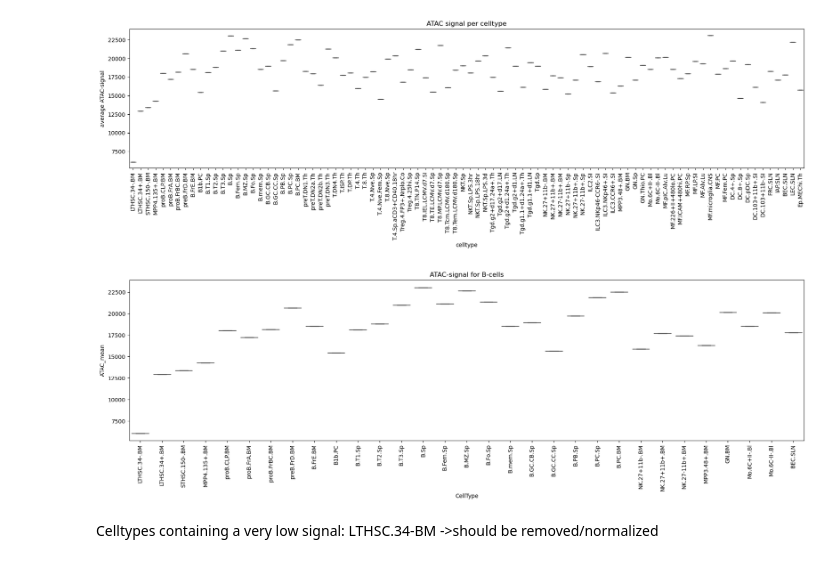
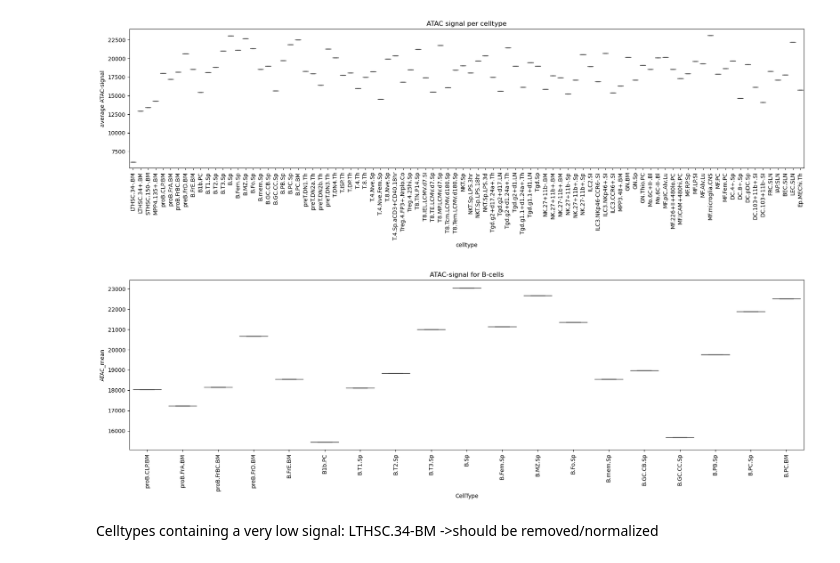
Before and after one commit to Topic2-Gene-Regulation-Immune-Cells/B-cells-Team1, a Jupyter notebook: ATAC_seq.ipynb, the cells around one changed output. Drawn from its saved outputs; the diff is of its cells as text; code cells hidden in the pictures.

Commit message:
changed the b-cell boxplot

```diff
--- a/ATAC_seq.ipynb
+++ b/ATAC_seq.ipynb
@@ -624,18 +624,28 @@ plt.tight_layout()
 plt.show()
 # %% [output]
 [figure]
-# %%
-#isolate B-Cells
-b_cells = ATAC_mean_df[ATAC_mean_df["CellType"].str.contains("B")]
-
-plt.figure(figsize=(18, 6))
-sns.boxplot(data=b_cells, x="CellType", y="ATAC_mean")
-plt.xticks(rotation=90)
-plt.title("ATAC-signal for B-cells")
-plt.tight_layout()
-plt.show()
-# %% [output]
-[figure, removed]
+# %%
+# load and prepare QC-matric
+QC = pd.read_csv("data/ATAC_QCmatric.csv", sep=";")
+QC.columns = QC.columns.str.strip()
+QC["CellType"] = QC["CellType"].str.strip()
+QC["Lineage"] = QC["Lineage"].str.strip()
+
+# isolate only B-cell types of QC-matric
+b_cell_types = QC[QC["Lineage"] == "B"]["CellType"].tolist()
+
+# isolate only B-cell types of ATAC_mean_df
+b_cells = ATAC_mean_df[ATAC_mean_df["CellType"].isin(b_cell_types)]
+
+# boxpot
+plt.figure(figsize=(18, 6))
+sns.boxplot(data=b_cells, x="celltype", y="ATAC_mean")
+plt.xticks(rotation=90)
+plt.title("ATAC-signal for B-cells")
+plt.tight_layout()
+plt.show()
+# %% [output]
+[figure, added]
 # %% [markdown]
 Celltypes containing a very low signal: LTHSC.34-BM
 ->should be removed/normalized
```
Also changed, not shown: parts of 19 cells of this notebook, 1 other file.
